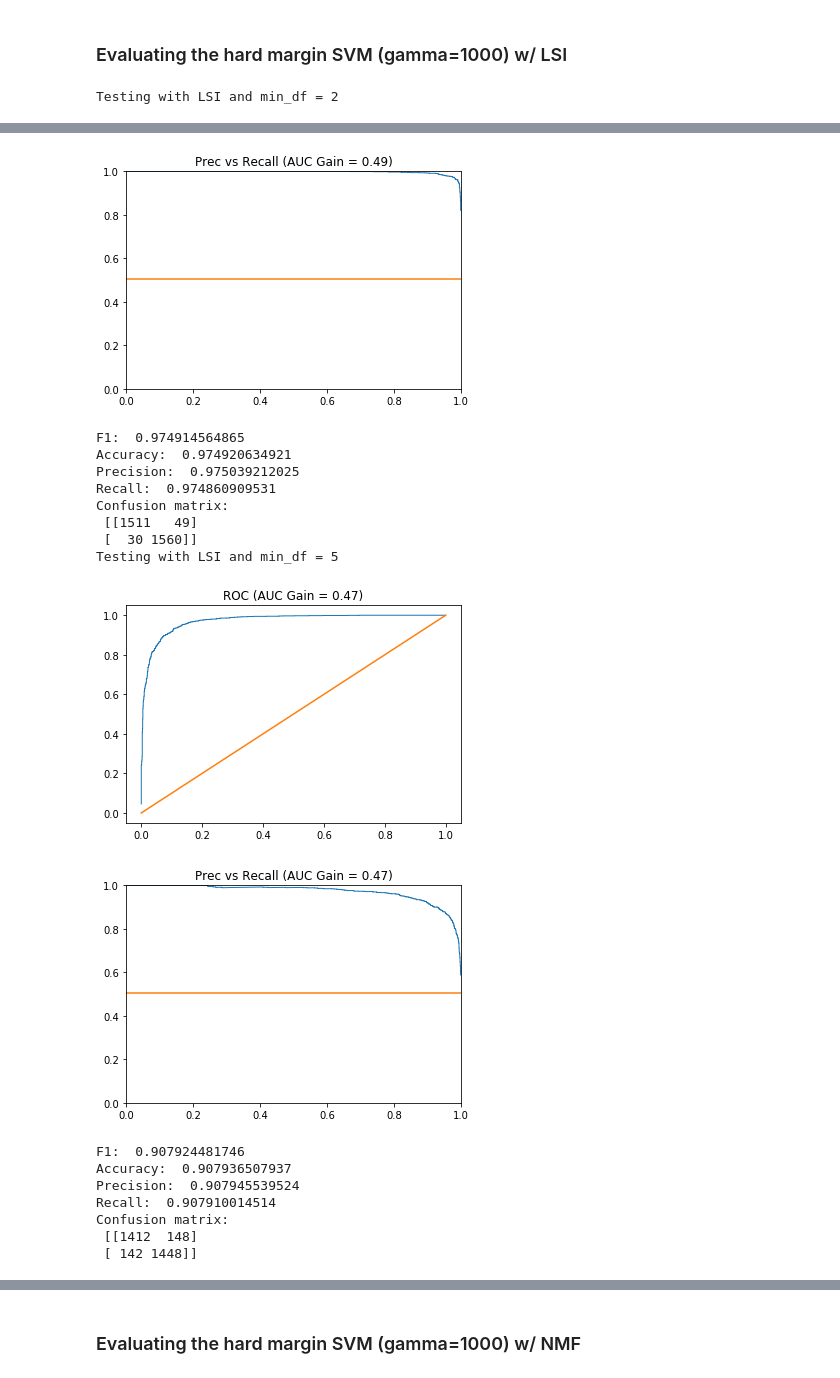
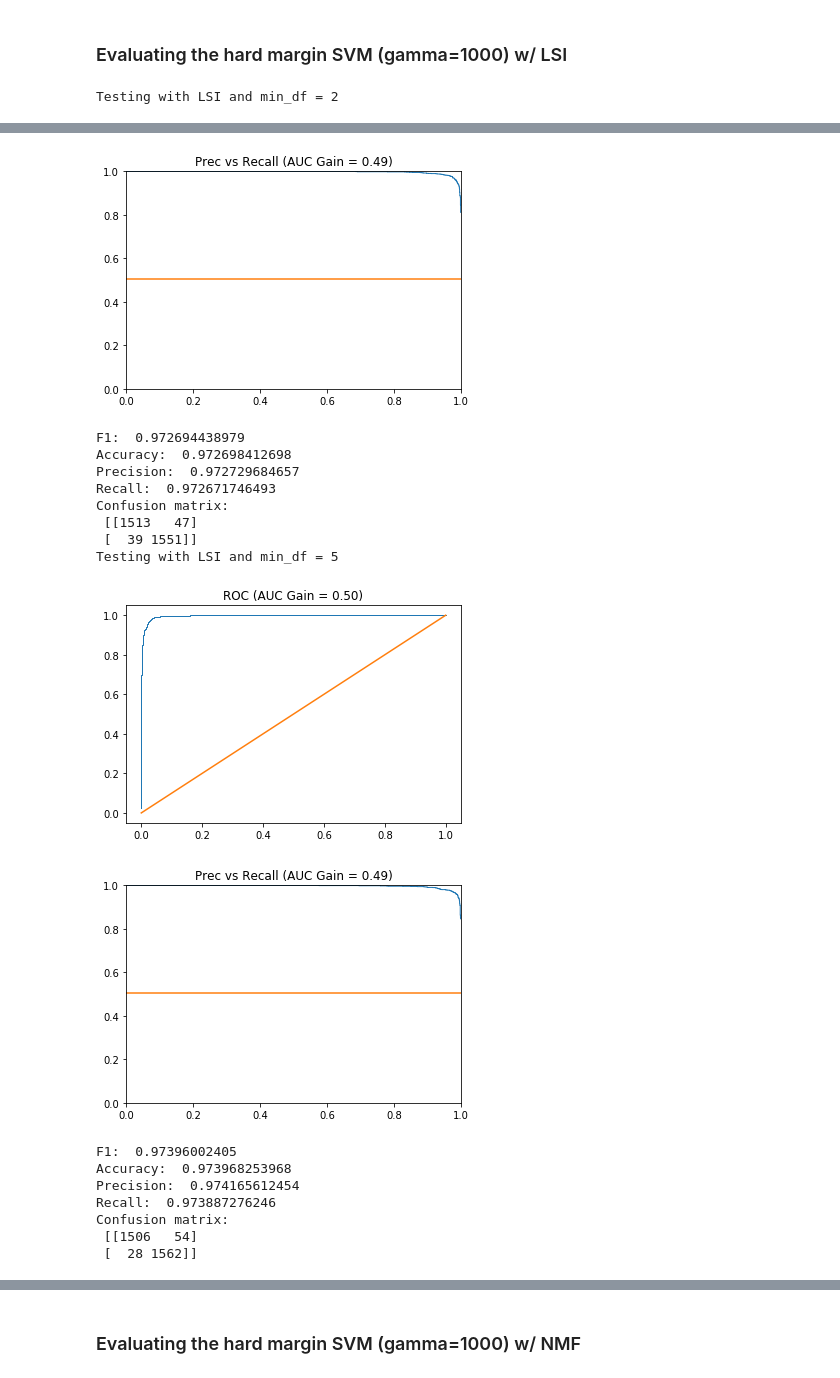
Before and after one commit to jdhurwitz/UCLA-EE219, a Jupyter notebook: Project1/text_classifier.ipynb, the cells around one changed output, grey strips where cells are left out. Saved outputs shown, nothing was run; the diff lists cells and outputs as text; code cells hidden in the pictures.

```diff
--- a/Project1/text_classifier.ipynb
+++ b/Project1/text_classifier.ipynb
@@ -74,7 +84,6 @@ import re
 import string
 stop_words = text.ENGLISH_STOP_WORDS
 
-stemmer = SnowballStemmer("english")
 
 from nltk import word_tokenize
 from nltk.tokenize import RegexpTokenizer
@@ -93,11 +102,16 @@ class MyTokenizer(object):
 
 
 
-vectorizer = CountVectorizer(stop_words=stop_words, min_df=2)
-vectorizer_df5 = CountVectorizer(stop_words=stop_words, min_df=5)
+vectorizer = CountVectorizer(stop_words=stop_words, min_df=2, tokenizer=MyTokenizer())
+vectorizer_df5 = CountVectorizer(stop_words=stop_words, min_df=5, tokenizer=MyTokenizer())
 
 X_train_vectors = vectorizer.fit_transform(X_train.data)
 X_test_vectors = vectorizer.transform(X_test.data)
 
+
 X_train_vectors_df5 = vectorizer_df5.fit_transform(X_train.data)
 X_test_vectors_df5 = vectorizer_df5.transform(X_test.data)
+
+
+print(X_train_vectors.shape[1])
+print(X_train_vectors_df5.shape[1])
@@ -352,44 +369,44 @@ def prrc_auc(probs, y):
 # %%
 from sklearn.svm import SVC
 print("Testing with LSI and min_df = 2")
-clf_lsi = SVC(C=1000, probability=True)
+clf_lsi = SVC(C=1000, kernel='linear', probability=True)
 clf_lsi.fit(train_lsi, y_train)
 
 y_preds = clf_lsi.predict(test_lsi)
 y_probs = clf_lsi.predict_proba(test_lsi)
 #plot curves and evaluate
 roc_auc(y_probs, y_test)
 prrc_auc(y_probs, y_test)
 evaluate(y_preds, y_test)
 
 print("Testing with LSI and min_df = 5")
-clf_lsi_df5 = SVC(C=1000, probability=True)
+clf_lsi_df5 = SVC(C=1000, kernel='linear', probability=True)
 clf_lsi_df5.fit(train_lsi_df5, y_train)
 
-y_preds = clf_lsi.predict(test_lsi_df5)
-y_probs = clf_lsi.predict_proba(test_lsi_df5)
+y_preds = clf_lsi_df5.predict(test_lsi_df5)
+y_probs = clf_lsi_df5.predict_proba(test_lsi_df5)
 #plot curves and evaluate
 roc_auc(y_probs, y_test)
 prrc_auc(y_probs, y_test)
 evaluate(y_preds, y_test)
 # %% [output]
 Testing with LSI and min_df = 2
 [figure]
 [figure]
-F1:  0.974914564865
-Accuracy:  0.974920634921
-Precision:  0.975039212025
-Recall:  0.974860909531
+F1:  0.972694438979
+Accuracy:  0.972698412698
+Precision:  0.972729684657
+Recall:  0.972671746493
 Confusion matrix:
- [[1511   49]
- [  30 1560]]
+ [[1513   47]
+ [  39 1551]]
 Testing with LSI and min_df = 5
-[figure, old version]
+[figure, new version]
-[figure, old version]
+[figure, new version]
-F1:  0.907924481746
-Accuracy:  0.907936507937
-Precision:  0.907945539524
-Recall:  0.907910014514
+F1:  0.97396002405
+Accuracy:  0.973968253968
+Precision:  0.974165612454
+Recall:  0.973887276246
 Confusion matrix:
- [[1412  148]
- [ 142 1448]]
+ [[1506   54]
+ [  28 1562]]
```
Also changed, not shown: parts of 37 cells of this notebook, 1 other file.
